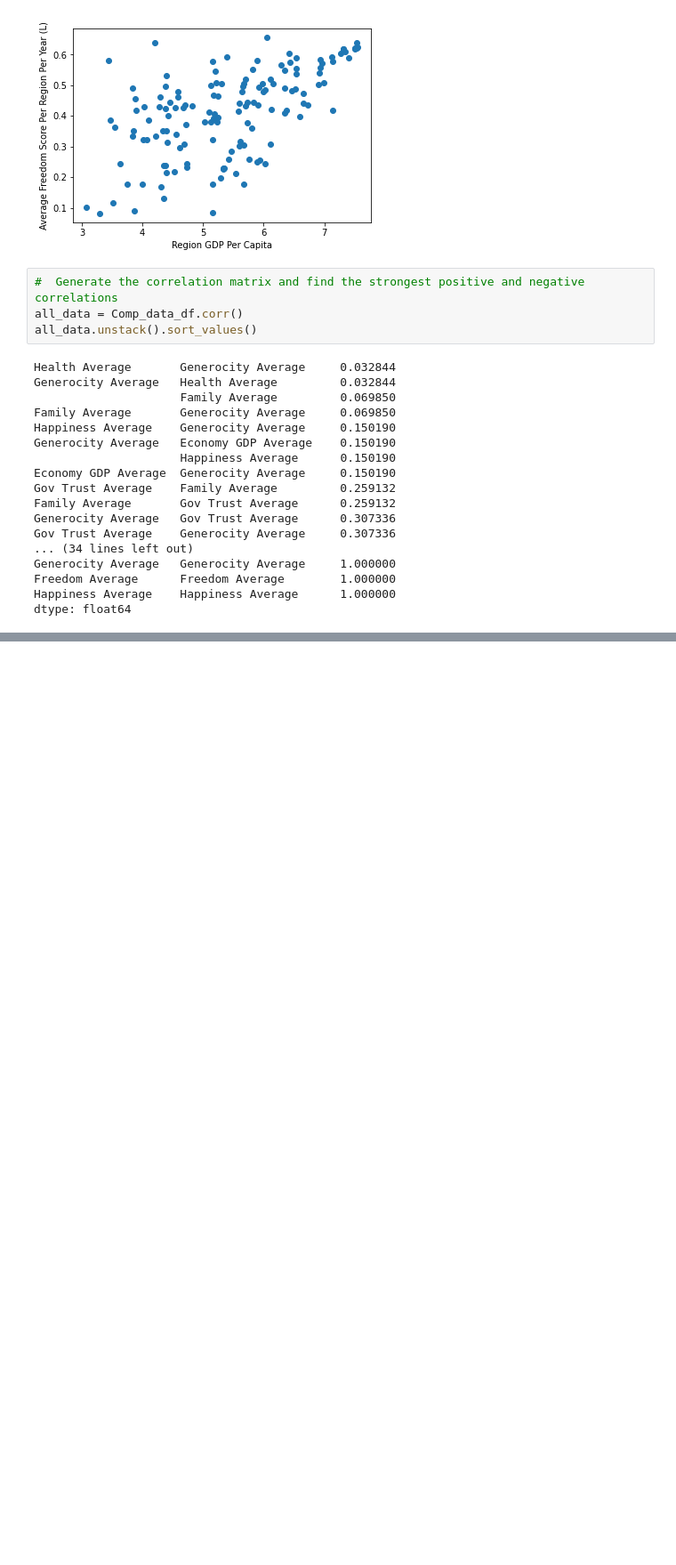
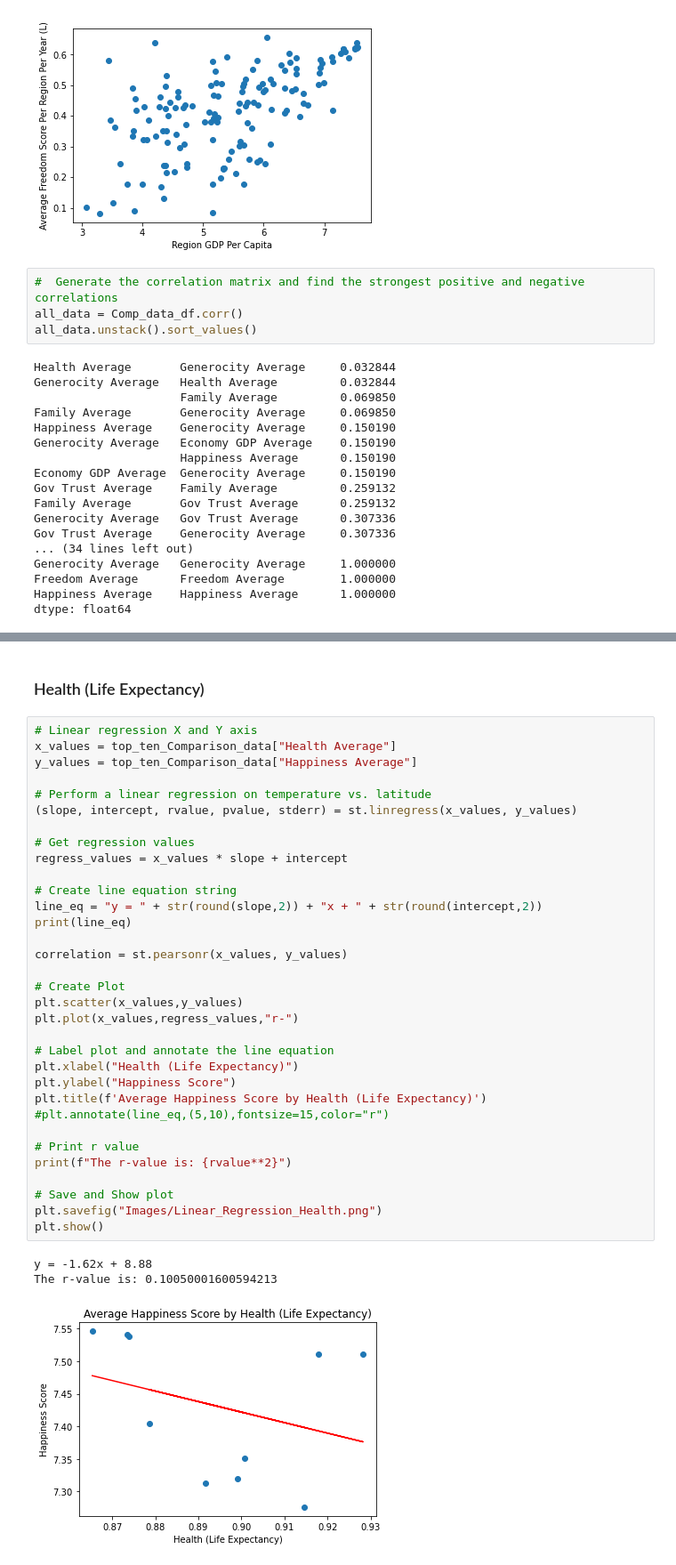
Before and after one commit to Alvin1359/world-happiness-report, a Jupyter notebook: WHA_Country.ipynb, the cells around one changed output, grey strips where cells are left out. Shown at 89% size. Saved outputs shown, nothing was run; the diff lists cells and outputs as text; blank space fills up the shorter version.

```diff
--- a/WHA_Country.ipynb
+++ b/WHA_Country.ipynb
@@ -685,0 +760,39 @@ dtype: float64
+# %% [markdown]
+### Health (Life Expectancy)
+# %%
+# Linear regression X and Y axis
+x_values = top_ten_Comparison_data["Health Average"]
+y_values = top_ten_Comparison_data["Happiness Average"]
+
+# Perform a linear regression on temperature vs. latitude
+(slope, intercept, rvalue, pvalue, stderr) = st.linregress(x_values, y_values)
+
+# Get regression values
+regress_values = x_values * slope + intercept
+
+# Create line equation string
+line_eq = "y = " + str(round(slope,2)) + "x + " + str(round(intercept,2))
+print(line_eq)
+
+correlation = st.pearsonr(x_values, y_values)
+
+# Create Plot
+plt.scatter(x_values,y_values)
+plt.plot(x_values,regress_values,"r-")
+
+# Label plot and annotate the line equation
+plt.xlabel("Health (Life Expectancy)")
+plt.ylabel("Happiness Score")
+plt.title(f'Average Happiness Score by Health (Life Expectancy)')
+#plt.annotate(line_eq,(5,10),fontsize=15,color="r")
+
+# Print r value
+print(f"The r-value is: {rvalue**2}")
+
+# Save and Show plot
+plt.savefig("Images/Linear_Regression_Health.png")
+plt.show()
+# %% [output]
+y = -1.62x + 8.88
+The r-value is: 0.10050001600594213
+[figure, added]
```
Also changed, not shown: parts of 12 cells of this notebook, 6 other files.
